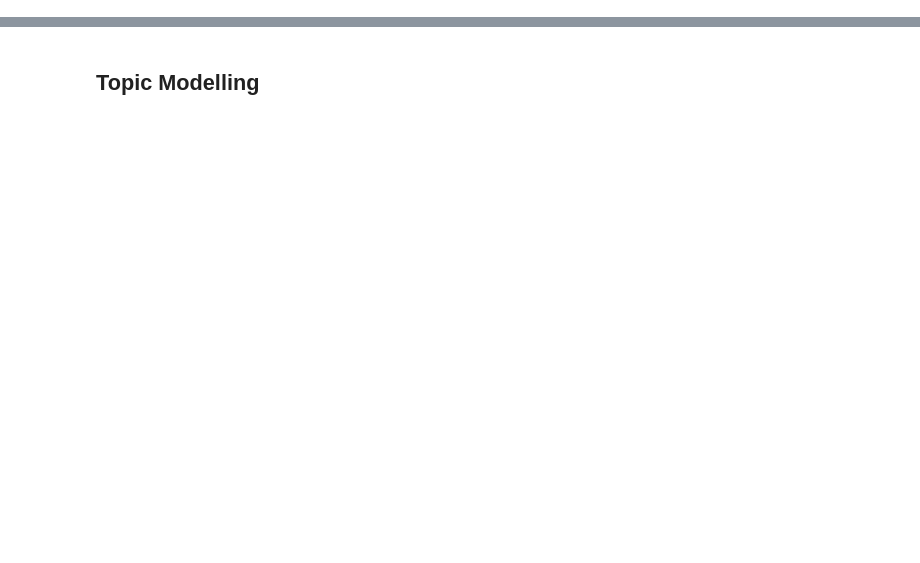
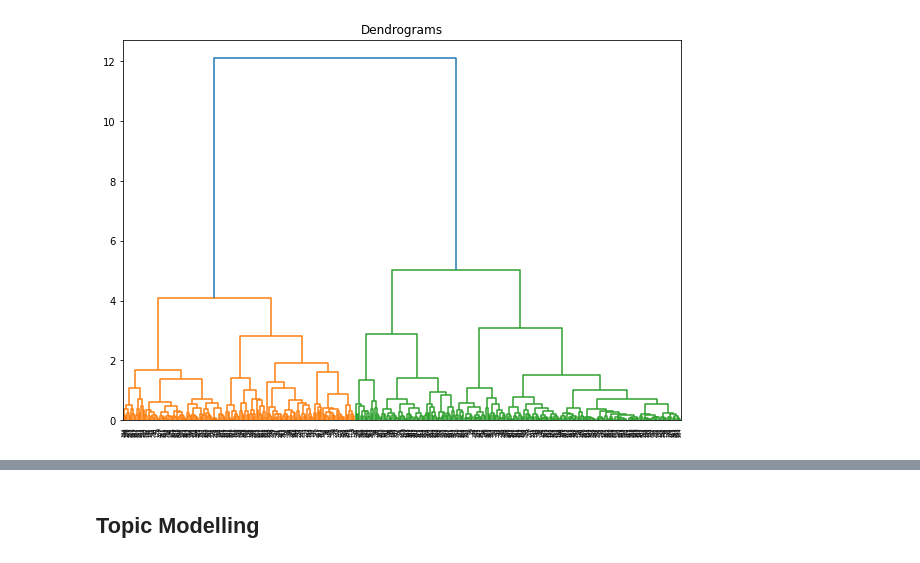
Before and after one commit to uditnm/Data-Science-assignments, a Jupyter notebook: DS_assignment_3.ipynb, the cells around one changed output, grey strips where cells are left out. Saved outputs shown, nothing was run; the diff lists cells and outputs as text; code cells hidden in the pictures; blank space fills up the shorter version.

```diff
--- a/DS_assignment_3.ipynb
+++ b/DS_assignment_3.ipynb
@@ -19,0 +7,3 @@ X = dataset.iloc[:,[3,4]].values
+# %%
+data = pd.read_csv('Wholesale customers data.csv')
+data.head()
@@ -33,0 +46,5 @@ plt.show()
+# %%
+from sklearn.preprocessing import normalize
+data_scaled = normalize(data)
+data_scaled = pd.DataFrame(data_scaled, columns=data.columns)
+data_scaled.head()
@@ -34,2 +58,9 @@ plt.show()
+# %%
+import scipy.cluster.hierarchy as shc
+plt.figure(figsize=(10, 7))
+plt.title("Dendrograms")
+dend = shc.dendrogram(shc.linkage(data_scaled, method='ward'))
+# %% [output]
+[figure, added]
 # %%
 from sklearn.cluster import AgglomerativeClustering
```
Also changed, not shown: parts of 25 cells of this notebook.
